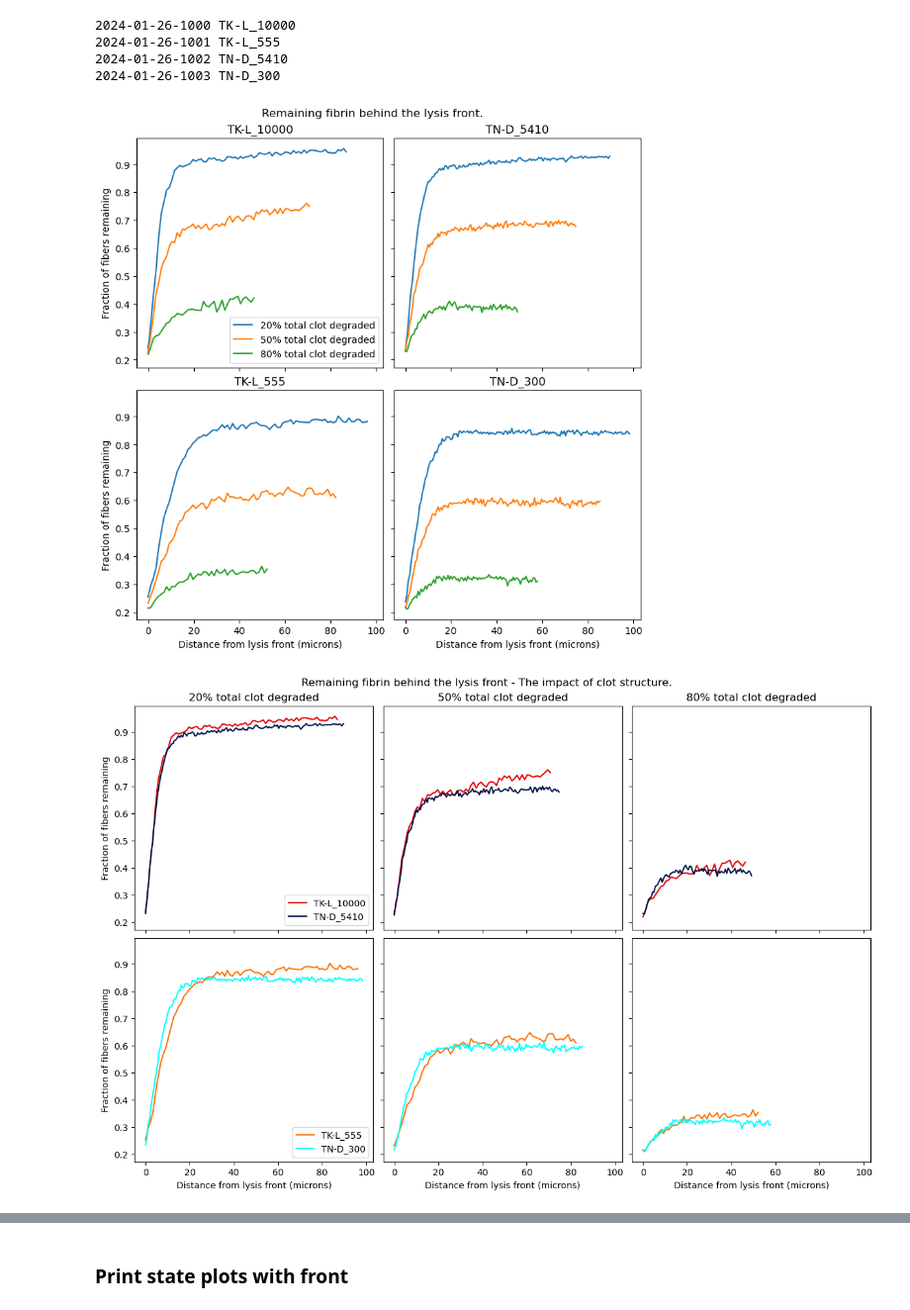
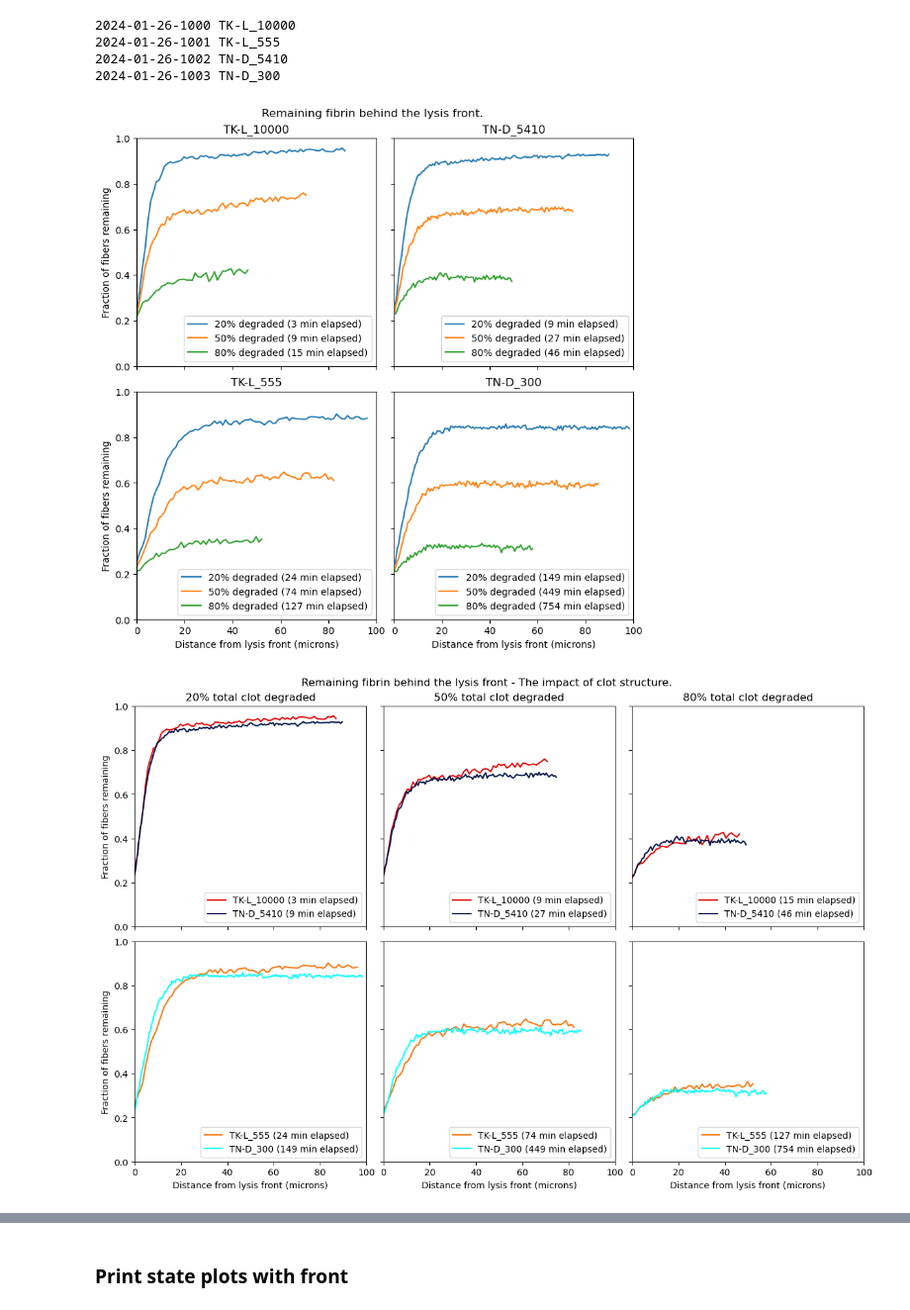
Before and after one commit to UCO-OpResearch/lysis, a Jupyter notebook: src/python/Jupyter Notebooks/2024-01-26-1000 - F-Macro Multi-Array-Process.ipynb, the cells around one changed output, grey strips where cells are left out. Shown at 99% size. Saved outputs shown, nothing was run; the diff lists cells and outputs as text; code cells hidden in the pictures.

Commit message:
Added lysis front plots arranged by simulation time elapsed

```diff
--- a/src/python/Jupyter Notebooks/2024-01-26-1000 - F-Macro Multi-Array-Process.ipynb
+++ b/src/python/Jupyter Notebooks/2024-01-26-1000 - F-Macro Multi-Array-Process.ipynb
@@ -2041,6 +2041,7 @@ axs[1].set_ylim(-0.1, 1)
 # %%
 degradation_amount = {}
 degradation_distance = {}
+lysis_time = {}
 for i, run in enumerate(runs):
     # Select and load scenario
     mech = mechanisms[mechanisms["descriptor"] == run["mechanism"]][0]
@@ -2059,6 +2060,8 @@ for i, run in enumerate(runs):
     deg_fraction = find_degraded_fraction(e, deg, tsave)
     marker_frames = find_degradation_marker_frames(e, deg_fraction, degrade_percent_markers)
 
+    lysis_time[run["scenario"]] = [np.mean(np.stack([tsave[i][marker_frames[i][frac]] - tsave[i][marker_frames[i][0]] for i in range(e.macro_params.total_trials)]), axis=0) for frac in [1,2,3]]
+
     row_deg = find_row_deg_fraction(e, deg, tsave)
     fronts = find_front(e, row_deg)
 
@@ -2073,25 +2076,28 @@ for i, run in enumerate(runs):
 # %%
 fig, axs = plt.subplots(
     nrows=2, ncols=2, sharex=True, sharey=True, figsize=(8, 8), dpi=100, constrained_layout=True
 )
 labels = ["20%", "50%", "80%"]
 for i, row in enumerate(scenario_grid_T):
     axs[1, i].set_xlabel("Distance from lysis front (microns)")
     axs[i, 0].set_ylabel("Fraction of fibers remaining")
     for j, scenario in enumerate(row):
         axs[i, j].set_title(scenario)
+        axs[i, j].set_xlim(0,100)
+        axs[i, j].set_ylim(0,1)
         for k in range(3):
-            axs[i, j].plot(degradation_distance[scenario][k], degradation_amount[scenario][k], label=labels[k]+" total clot degraded")
+            axs[i, j].plot(degradation_distance[scenario][k], degradation_amount[scenario][k], label=f"{labels[k]} degraded ({lysis_time[scenario][k]//60:n} min elapsed)")
+        axs[i, j].legend(
+            bbox_to_anchor=(1, 0),
+            loc="lower right",
+            ncols=1,
+        )
 
 fig.suptitle(f"Remaining fibrin behind the lysis front.")
-axs[0,0].legend(
-    bbox_to_anchor=(1, 0),
-    loc="lower right",
-    ncols=1,
-)
+
 fig.savefig(f"degradation behind front.png", bbox_inches="tight")
 # %% [output]
-[figure, old version]
+[figure, new version]
 # %%
 fig, axs = plt.subplots(
     nrows=2, ncols=3, sharex=True, sharey=True, figsize=(12, 8), dpi=100, constrained_layout=True
@@ -2102,20 +2108,22 @@ for i, row in enumerate(scenario_grid_T):
     for j in range(3):
         axs[1, j].set_xlabel("Distance from lysis front (microns)")
         axs[0, j].set_title(labels[j]+" total clot degraded")
+        axs[i, j].set_xlim(0,100)
+        axs[i, j].set_ylim(0,1)
 
         for k, scenario in enumerate(row):
-            axs[i, j].plot(degradation_distance[scenario][j], degradation_amount[scenario][j], label=scenario, color=colors[scenario])
-    axs[i, 0].legend(
-        bbox_to_anchor=(1, 0),
-        loc="lower right",
-        ncols=1,
-    )
+            axs[i, j].plot(degradation_distance[scenario][j], degradation_amount[scenario][j], label=f"{scenario} ({lysis_time[scenario][j]//60:n} min elapsed)", color=colors[scenario])
+        axs[i, j].legend(
+            bbox_to_anchor=(1, 0),
+            loc="lower right",
+            ncols=1,
+        )
 
 fig.suptitle(f"Remaining fibrin behind the lysis front - The impact of clot structure.")
 
-fig.savefig(f"degradation behind front by structure.png", bbox_inches="tight")
+fig.savefig(f"degradation behind front by structure by overall degradation.png", bbox_inches="tight")
 # %% [output]
-[figure, old version]
+[figure, new version]
 # %%
 fig, axs = plt.subplots(
     nrows=2, ncols=3, sharex=True, sharey=True, figsize=(12, 8), dpi=100, constrained_layout=True
```
Also changed, not shown: parts of 8 cells of this notebook.
